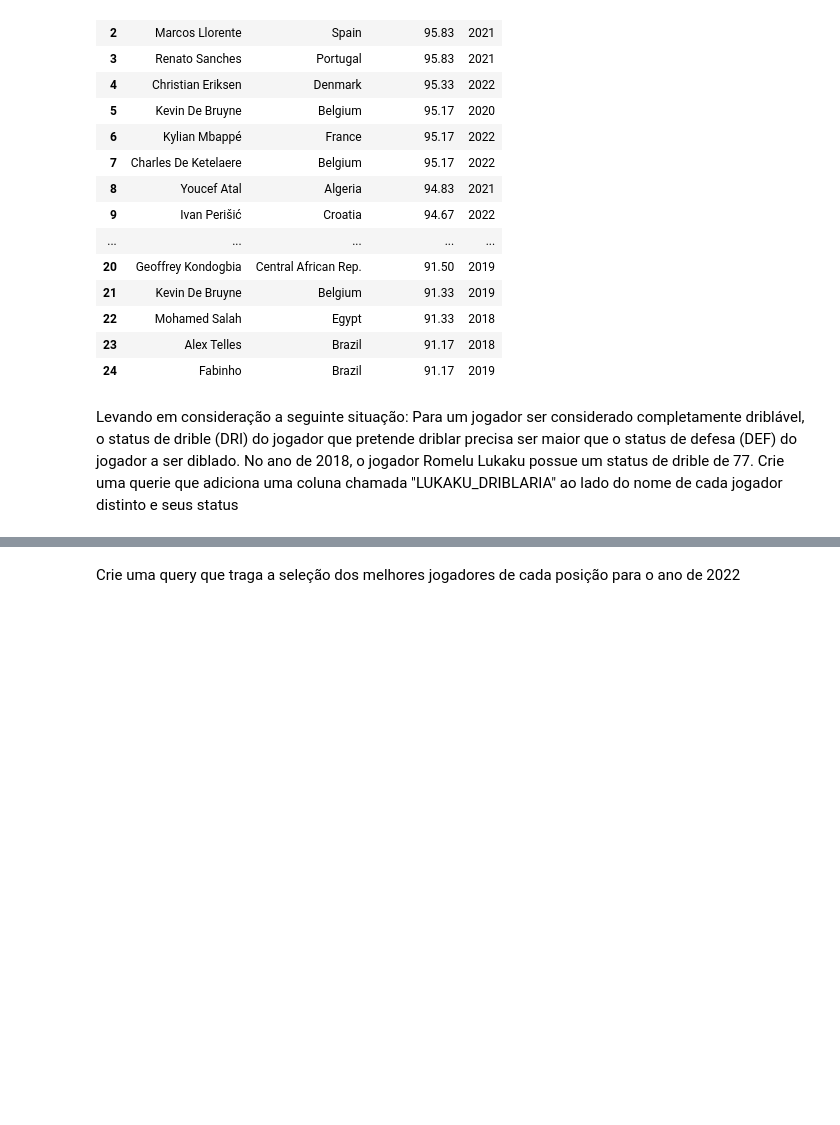
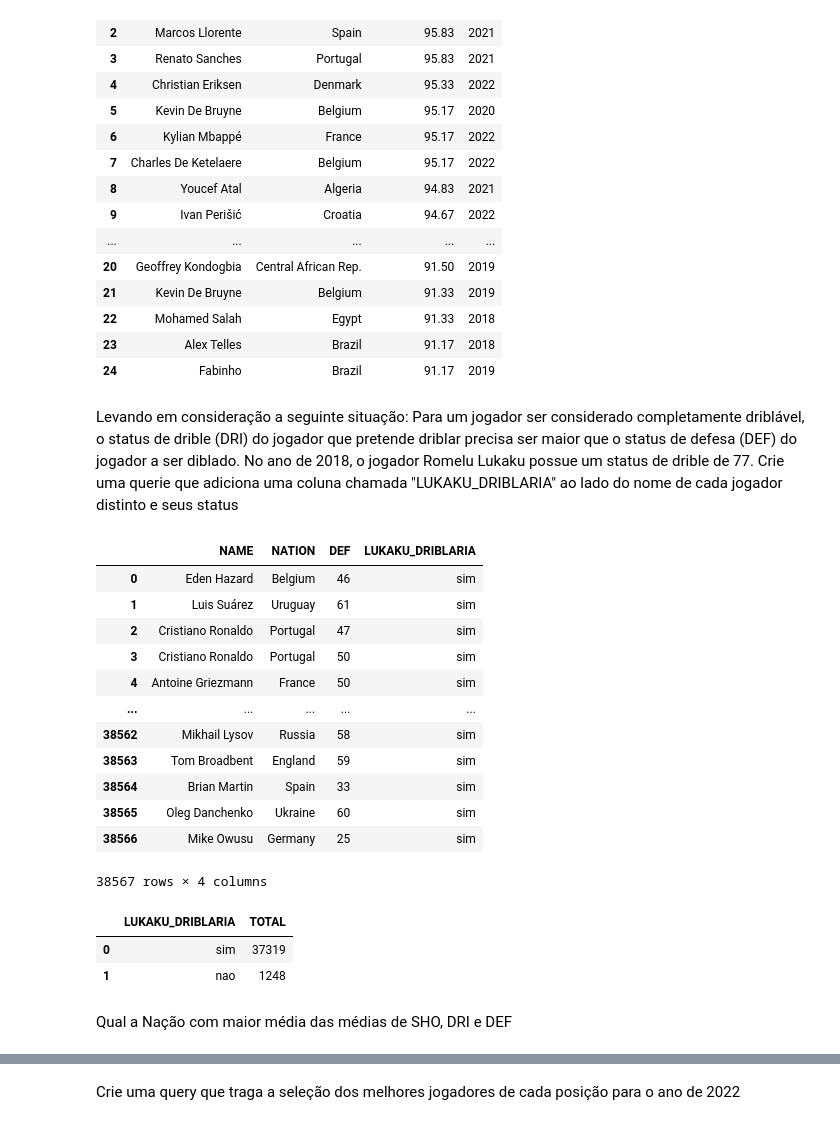
Before and after one commit to uiLLer/FIFAquerying, a Jupyter notebook: main.ipynb, the cells around one changed output, grey strips where cells are left out. Cells and saved outputs as stored; diff of their text form; code cells hidden in the pictures; blank space fills up the shorter version.

```diff
--- a/main.ipynb
+++ b/main.ipynb
@@ -495,0 +488,52 @@ CASE
+# %%
+queryLukaku = """
+SELECT NAME,
+NATION,
+DEF,
+(CASE
+WHEN DEF < 77 THEN 'sim'
+ELSE 'nao'
+END) as LUKAKU_DRIBLARIA
+FROM FIFA.PLAYERS_18
+"""
+
+executeQuery(queryLukaku)
+# %% [output]
+|  | NAME | NATION | DEF | LUKAKU_DRIBLARIA |
+| 0 | Eden Hazard | Belgium | 46 | sim |
+| 1 | Luis Suárez | Uruguay | 61 | sim |
+| 2 | Cristiano Ronaldo | Portugal | 47 | sim |
+| 3 | Cristiano Ronaldo | Portugal | 50 | sim |
+| 4 | Antoine Griezmann | France | 50 | sim |
+| ... | ... | ... | ... | ... |
+| 38562 | Mikhail Lysov | Russia | 58 | sim |
+| 38563 | Tom Broadbent | England | 59 | sim |
+| 38564 | Brian Martin | Spain | 33 | sim |
+| 38565 | Oleg Danchenko | Ukraine | 60 | sim |
+| 38566 | Mike Owusu | Germany | 25 | sim |
+38567 rows × 4 columns
+# %%
+#Bônus
+#query que retorna a quantos jogadores o lukaku driblaria no fifa 18
+queryLukakuQT = """
+SELECT LUKAKU_DRIBLARIA,
+COUNT(NAME) AS TOTAL
+FROM
+(SELECT NAME,
+NATION,
+DEF,
+(CASE
+WHEN DEF < 77 THEN 'sim'
+ELSE 'nao'
+END) as LUKAKU_DRIBLARIA
+FROM FIFA.PLAYERS_18)
+GROUP BY LUKAKU_DRIBLARIA
+"""
+
+executeQuery(queryLukakuQT)
+# %% [output]
+|  | LUKAKU_DRIBLARIA | TOTAL |
+| 0 | sim | 37319 |
+| 1 | nao | 1248 |
+# %% [markdown]
+Qual a Nação com maior média das médias de SHO, DRI e DEF
```
Also changed, not shown: parts of 4 cells of this notebook.
